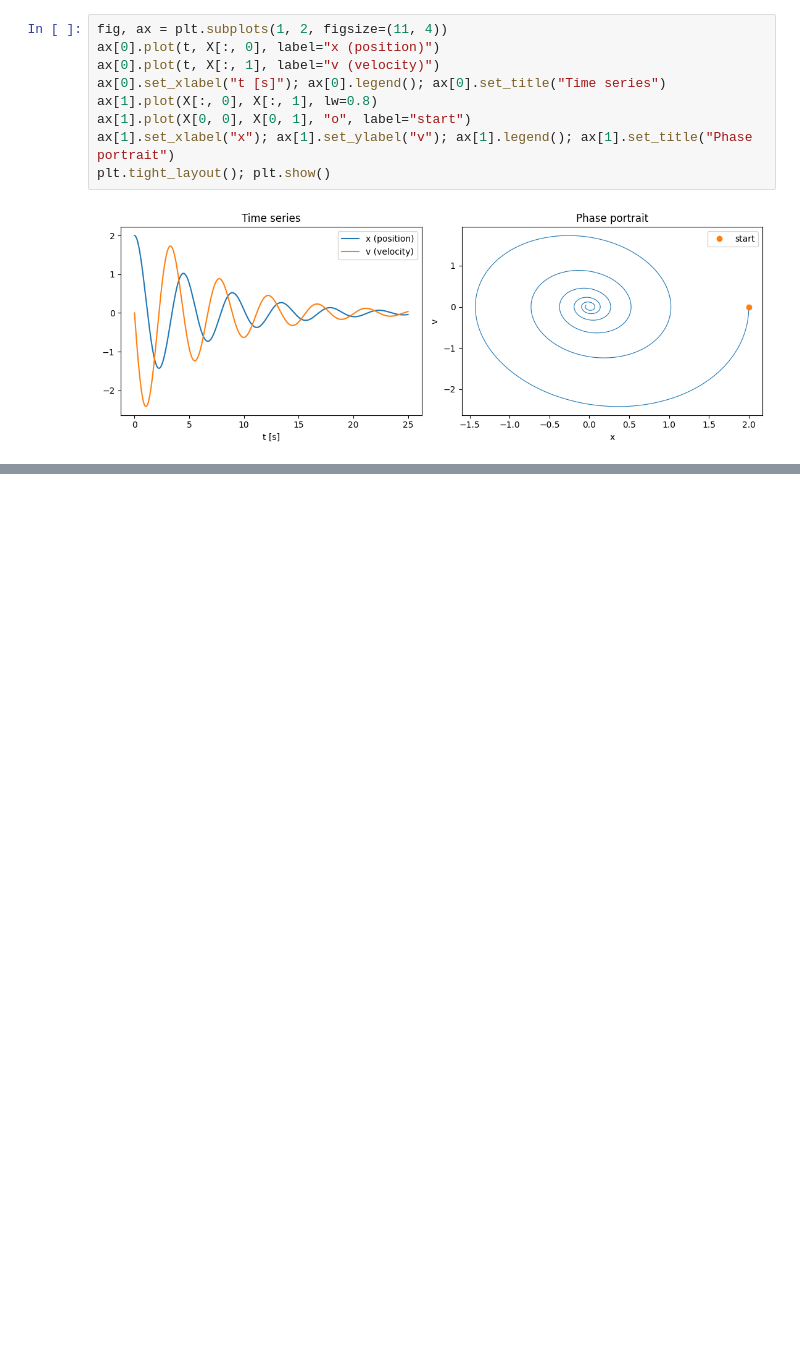
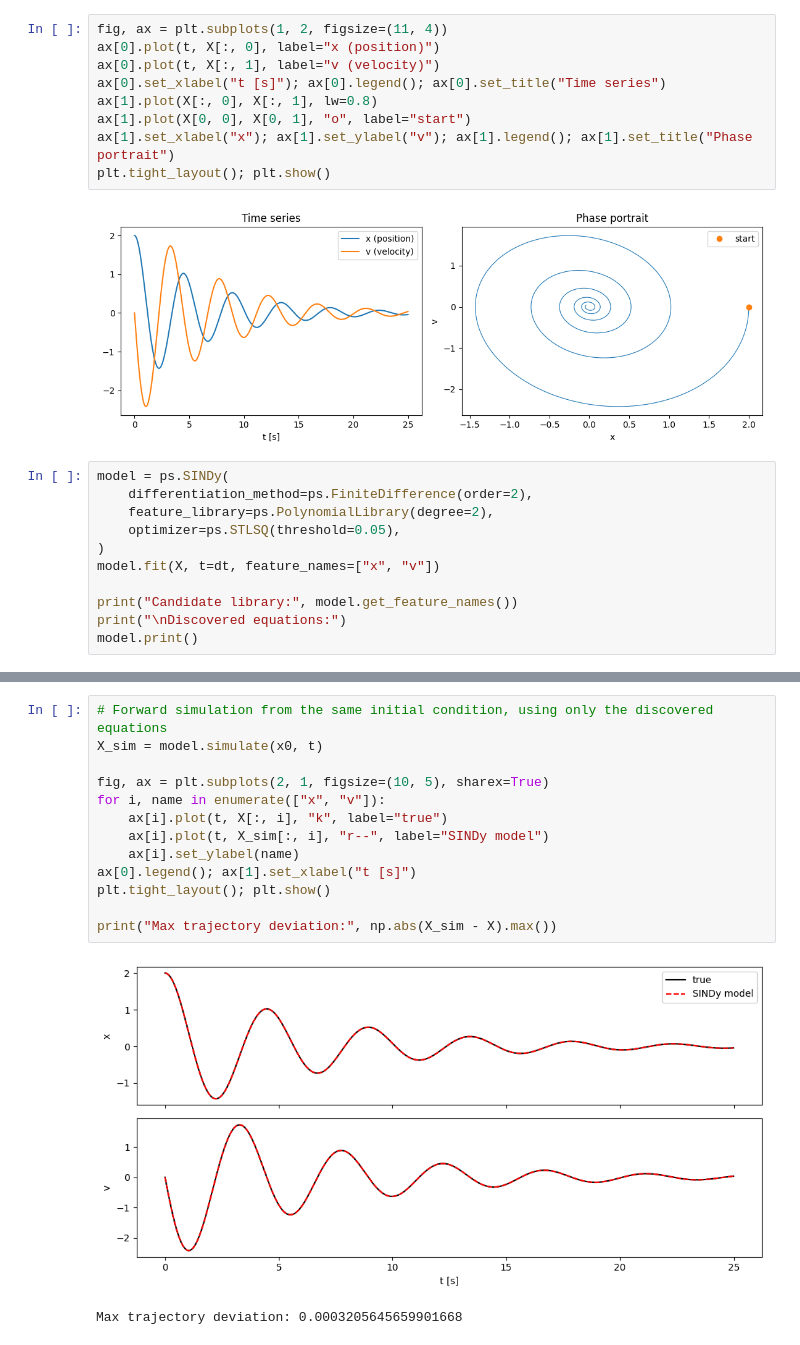
Before and after one commit to andreaprifti19/SINDy-Teaching-Usecases, a Jupyter notebook: notebooks/01_damped_oscillator.ipynb, the cells around one changed output, grey strips where cells are left out. Saved outputs shown, nothing was run; the diff lists cells and outputs as text; blank space fills up the shorter version.

```diff
--- a/notebooks/01_damped_oscillator.ipynb
+++ b/notebooks/01_damped_oscillator.ipynb
@@ -94,3 +94,14 @@ ax[1].set_xlabel("x"); ax[1].set_ylabel("v"); ax[1].legend(); ax[1].set_title("P
 plt.tight_layout(); plt.show()
 # %% [output]
 [figure]
+# %%
+model = ps.SINDy(
+    differentiation_method=ps.FiniteDifference(order=2),
+    feature_library=ps.PolynomialLibrary(degree=2),
+    optimizer=ps.STLSQ(threshold=0.05),
+)
+model.fit(X, t=dt, feature_names=["x", "v"])
+
+print("Candidate library:", model.get_feature_names())
+print("\nDiscovered equations:")
+model.print()
@@ -96,0 +131,16 @@ plt.tight_layout(); plt.show()
+# %%
+# Forward simulation from the same initial condition, using only the discovered equations
+X_sim = model.simulate(x0, t)
+
+fig, ax = plt.subplots(2, 1, figsize=(10, 5), sharex=True)
+for i, name in enumerate(["x", "v"]):
+    ax[i].plot(t, X[:, i], "k", label="true")
+    ax[i].plot(t, X_sim[:, i], "r--", label="SINDy model")
+    ax[i].set_ylabel(name)
+ax[0].legend(); ax[1].set_xlabel("t [s]")
+plt.tight_layout(); plt.show()
+
+print("Max trajectory deviation:", np.abs(X_sim - X).max())
+# %% [output]
+[figure, added]
+Max trajectory deviation: 0.0003205645659901668
```
Also changed, not shown: parts of 2 cells of this notebook.
